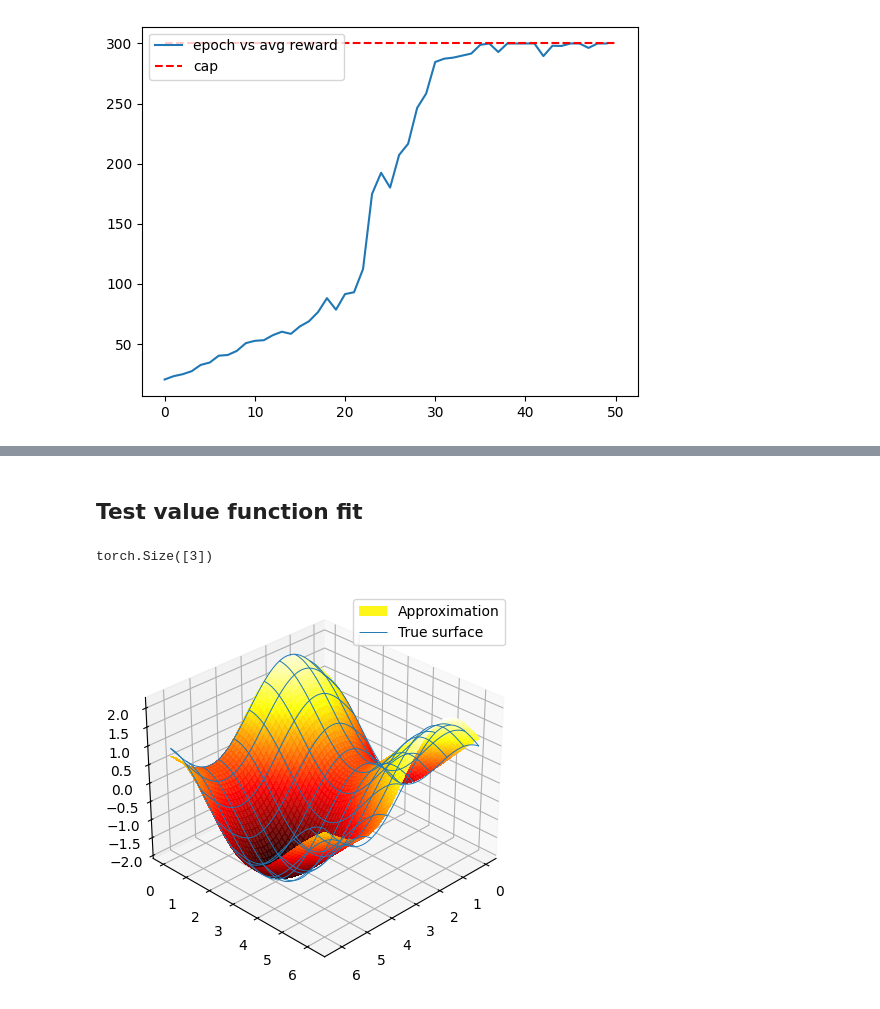
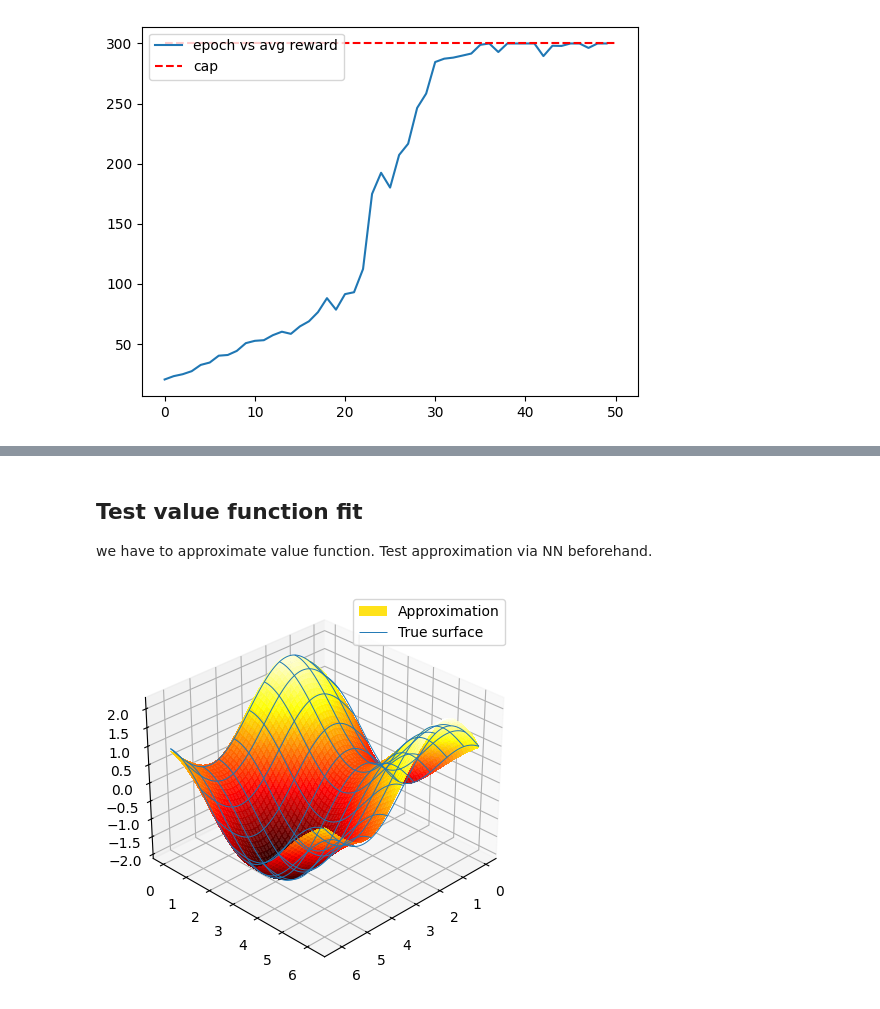
Before and after one commit to ajegorovs/aj_python_tool_lib, a Jupyter notebook: data_processing/neural_networks/DEEP_RL_Deep_Reinfocement_Learning/part_03_Simplest_policy_gradient.ipynb, the cells around one changed output, grey strips where cells are left out. Saved outputs shown, nothing was run; the diff lists cells and outputs as text; code cells hidden in the pictures.

```diff
--- a/data_processing/neural_networks/DEEP_RL_Deep_Reinfocement_Learning/part_03_Simplest_policy_gradient.ipynb
+++ b/data_processing/neural_networks/DEEP_RL_Deep_Reinfocement_Learning/part_03_Simplest_policy_gradient.ipynb
@@ -273,42 +294,36 @@ class value(MLP):
             self.optimizer.step()
 # %% [markdown]
 ## Test value function fit
+we have to approximate value function. Test approximation via NN beforehand.
-# %%
-def target_fn(x,y):
-  return (torch.sin(x) + torch.cos(y))
-
-def target_fn_noisy(x,yy):
-  r = target_fn(x,yy)
-  return r + 0.05 * torch.randn(size=r.shape)
-
-x,y = xyT = 2.0 * torch.pi *  torch.rand(size = (3,2), dtype = float).T
-target_fn(x,y).shape
-# %% [output]
-torch.Size([3])
-# %%
-val_fn = value(2,1,[32])
-for i in range(10):
-    x,y = xyT = 2.0 * torch.pi *  torch.rand(size = (200,2), dtype = float).T
-    target = target_fn_noisy(x,y)
-    #print(target.shape)
-    val_fn.train(xyT.T, target.reshape(-1,1),n_iters= 100)
 # %%
+def target_fn(x,y):
+  return (torch.sin(x) + torch.cos(y))
+
+def target_fn_noisy(x,yy):
+  r = target_fn(x,yy)
+  return r + 0.05 * torch.randn(size=r.shape)
+
+val_fn = value(2,1,[32])
+x,y = xyT = 2.0 * torch.pi *  torch.rand(size = (200,2), dtype = float).T
+target = target_fn_noisy(x,y)
+#print(target.shape)
+val_fn.train(xyT.T, target.reshape(-1,1),n_iters= 1000)
 res = 100
 x = torch.arange(0.0, 2.0 * np.pi, 2.0 * np.pi / res)
 y = torch.arange(0.0, 2.0 * np.pi, 2.0 * np.pi / res)
 z = np.zeros([len(x), len(y)])
 for i in range(len(x)):
   for j in range(len(y)):
     z[i,j] =  val_fn.get_value(torch.Tensor([x[i],y[j]]).to(float))[0].detach().item()
 
 fig = plt.figure(figsize=(10,5))
 ax = fig.add_subplot(1, 1, 1, projection='3d',computed_zorder=False)
 X, Y = torch.meshgrid(x, y)
 surf = ax.plot_surface(X.numpy(), Y.numpy(), z, cmap=plt.get_cmap('hot'), linewidth=1.5, antialiased=False, alpha = 0.9, label='Approximation')
 Z = target_fn(X,Y).reshape(res,res)
 ax.plot_wireframe(X.numpy(), Y.numpy(), Z.numpy(), rstride=10, cstride=10, linewidth = 0.7, label='True surface')#, zorder = 100)
 ax.view_init(elev=30., azim=45)
 plt.legend()
 plt.show()
 # %% [output]
-[figure, old version]
+[figure, new version]
```
Also changed, not shown: parts of 11 cells of this notebook.
